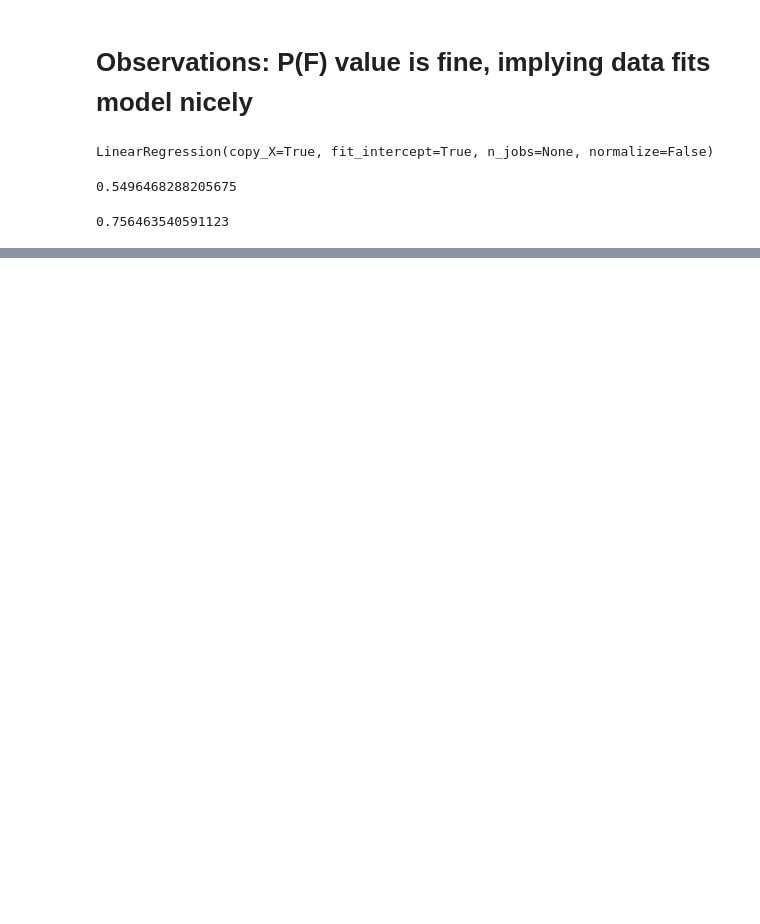
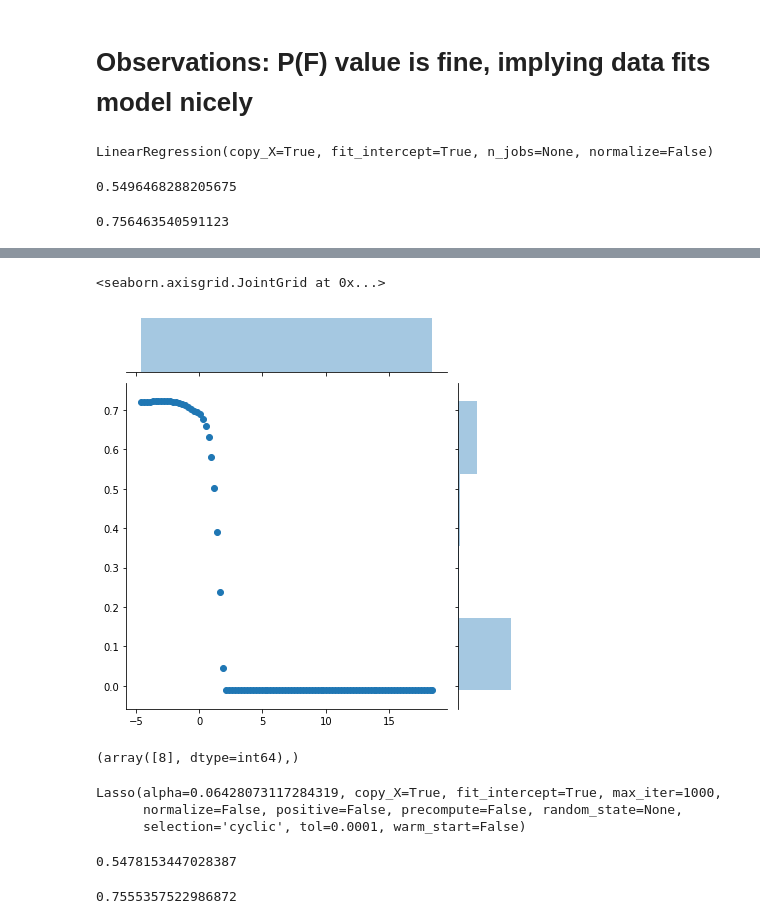
Before and after one commit to Chiragb9/House_Price_Prediction_analysis_and_model, a Jupyter notebook: House_Price_Analysis _and_Prediction_Linear_reg.ipynb, the cells around one changed output, grey strips where cells are left out. Saved outputs shown, nothing was run; the diff lists cells and outputs as text; code cells hidden in the pictures; blank space fills up the shorter version.

```diff
--- a/House_Price_Analysis _and_Prediction_Linear_reg.ipynb
+++ b/House_Price_Analysis _and_Prediction_Linear_reg.ipynb
@@ -361,0 +442,2 @@ r2_score(y_train,y_train_a)
+# %%
+rm_best = Ridge(alpha = params[33])
@@ -361,0 +461,14 @@ r2_score(y_train,y_train_a)
+# %%
+train_score_l, test_score_l = validation_curve(Lasso(),X_train_s, y_train, "alpha", params, scoring="r2")
+# %%
+test_mean_l = np.mean(test_score_l, axis=1)
+train_mean_l = np.mean(train_score_l, axis=1)
+# %%
+sns.jointplot(x=np.log(params), y=test_mean_l)
+# %% [output]
+<seaborn.axisgrid.JointGrid at 0x...>
+[figure, added]
+# %%
+np.where(test_mean_l==max(test_mean_l))
+# %% [output]
+(array([8], dtype=int64),)
@@ -361,0 +477,14 @@ r2_score(y_train,y_train_a)
+# %%
+lsm.fit(X_train_s, y_train)
+# %% [output]
+Lasso(alpha=0.06428073117284319, copy_X=True, fit_intercept=True, max_iter=1000,
+      normalize=False, positive=False, precompute=False, random_state=None,
+      selection='cyclic', tol=0.0001, warm_start=False)
+# %%
+r2_score(y_test, lsm.predict(X_test_s))
+# %% [output]
+0.5478153447028387
+# %%
+r2_score(y_train, lsm.predict(X_train_s))
+# %% [output]
+0.7555357522986872
```
Also changed, not shown: parts of 28 cells of this notebook.
